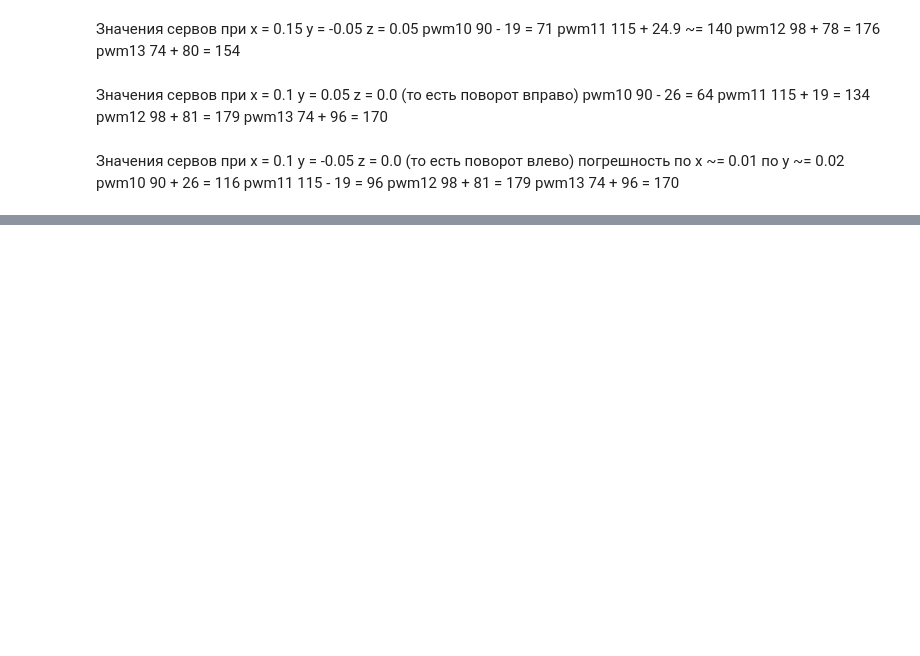
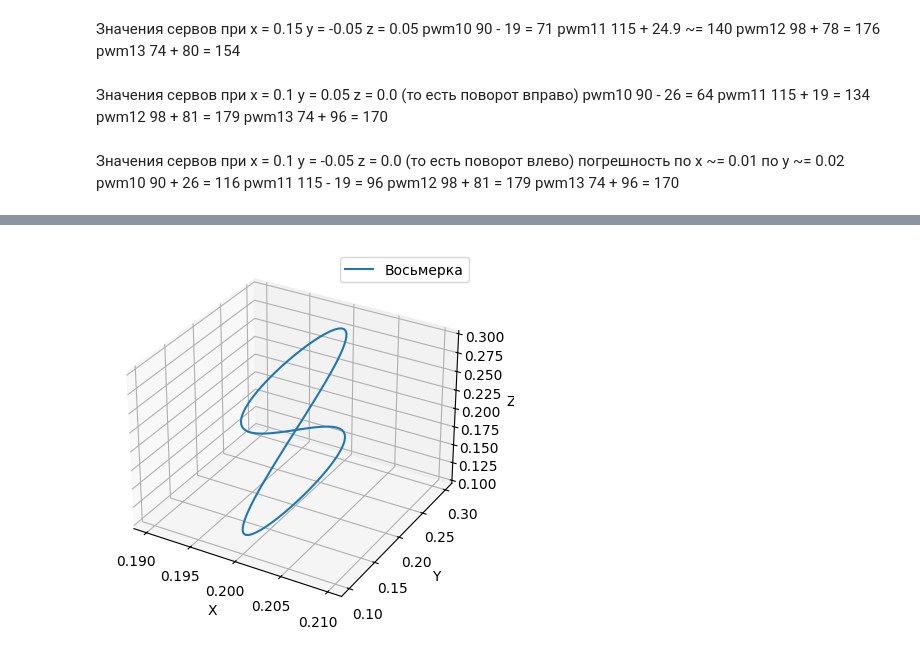
Before and after one commit to lashy0/robot-manipulator, a Jupyter notebook: tools/robot.ipynb, the cells around one changed output, grey strips where cells are left out. Drawn from its saved outputs; the diff is of its cells as text; code cells hidden in the pictures; blank space fills up the shorter version.

```diff
--- a/tools/robot.ipynb
+++ b/tools/robot.ipynb
@@ -129,0 +142,80 @@ URDF Link base :
+# %%
+# Параметры траектории восьмерки
+width = 0.1
+shift = 0.2
+points_number = 100
+t = np.linspace(0, 2 * np.pi, points_number)
+x = [shift] * points_number
+y = width * np.sin(2 * t) + shift
+z = width * np.sin(t) + shift
+
+# Генерация точек траектории
+target_positions = np.vstack((x, y, z)).T
+# %%
+from matplotlib import animation
+
+
+# учитываем только подвижные суставы
+# active_links = [link for link in robot_chain.links if link.rotation is not None]
+# initial_position = [0] * len(active_links)
+initial_position = [0, 0, 0]
+
+# Список для хранения углов суставов
+joint_angles = []
+
+for idx, target in enumerate(target_positions):
+
+    # Вычисление углов суставов
+    angles = robot_chain.inverse_kinematics(target_position=target)
+
+    # Проверка на достижимость точки
+    if angles is not None:
+        joint_angles.append(angles)
+        initial_position = angles  # обновляем начальное положение для следующей итерации
+    else:
+        print(f"Точка {idx} недостижима: {target}")
+        joint_angles.append(initial_position)  # сохраняем предыдущее положение
+
+fig = plt.figure()
+ax = fig.add_subplot(111, projection='3d')
+ax.plot(x, y, z, label='Восьмерка')
+ax.set_xlabel('X')
+ax.set_ylabel('Y')
+ax.set_zlabel('Z')
+ax.legend()
+plt.show()
+
+for i, angles in enumerate(joint_angles[:5]):
+    print(f"Позиция {i}: {angles}")
+
+robot_chain.plot(joint_angles[-1], ax, show=False)
+plt.show()
+
+# Анимация движения робо-руки
+# def update_plot(num, joint_angles, robot_chain, ax):
+#     ax.cla()
+#     robot_chain.plot(joint_angles[num], ax, show=False)
+#     # plot_utils.plot(robot_chain, joint_angles[num], ax=ax, target=target_positions[num])
+#     ax.set_xlim(shift - width - 0.1, shift + width + 0.3)
+#     ax.set_ylim(shift - width - 0.1, shift + width + 0.3)
+#     ax.set_zlim(shift - width - 0.1, shift + width + 0.3)
+#     ax.set_xlabel('X')
+#     ax.set_ylabel('Y')
+#     ax.set_zlabel('Z')
+#     ax.set_title(f'Позиция {num}')
+
+# fig = plt.figure()
+# ax = fig.add_subplot(111, projection='3d')
+
+# ani = animation.FuncAnimation(
+#     fig,
+#     update_plot,
+#     frames=len(joint_angles),
+#     fargs=(joint_angles, robot_chain, ax),
+#     interval=100,
+#     repeat=True
+# )
+
+# plt.show()
+# %% [output]
+[figure, added]
```
Also changed, not shown: parts of 17 cells of this notebook, 13 other files.
